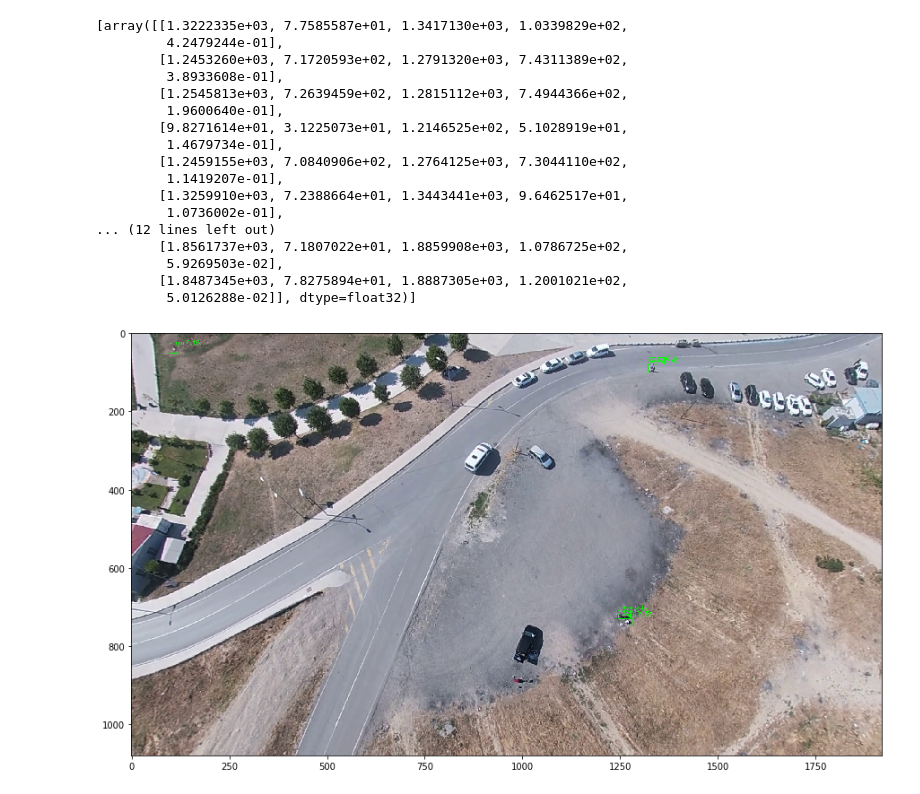
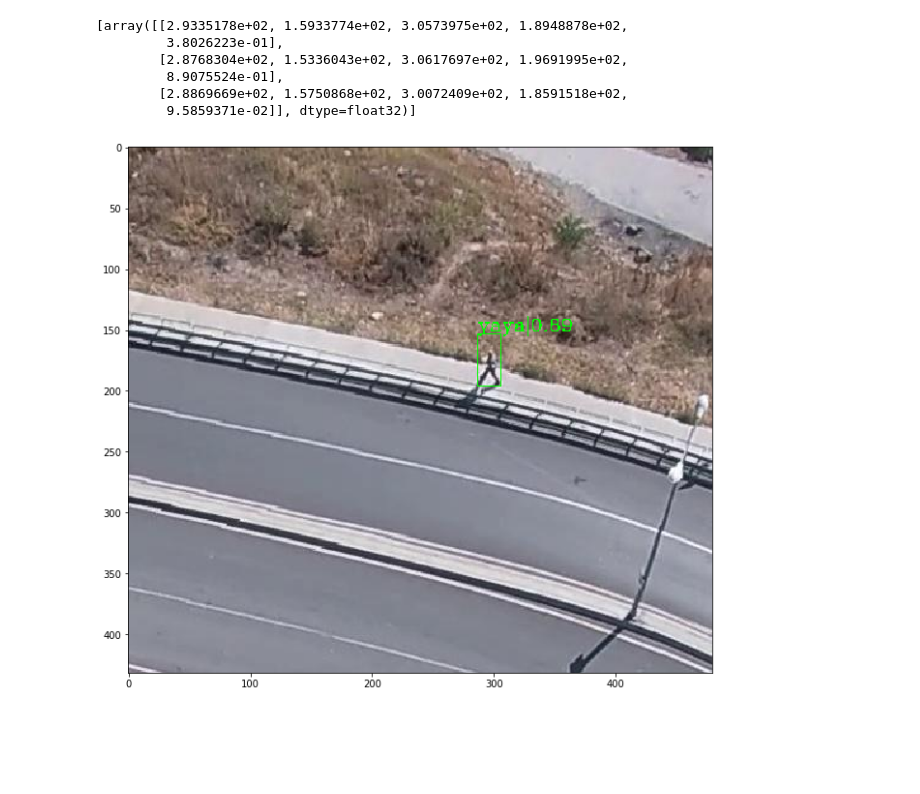
Before and after one commit to GlobalMaksimum/t3, a Jupyter notebook: src/inference/predict_single_image.ipynb, the cells around one changed output. Cells and saved outputs as stored; diff of their text form; code cells hidden in the pictures; blank space fills up the shorter version.

Commit message:
faster rcnn

```diff
--- a/src/inference/predict_single_image.ipynb
+++ b/src/inference/predict_single_image.ipynb
@@ -5,9 +5,11 @@ sys.path.insert(0,'..')
 from mmdetection.mmdet.apis import init_detector, inference_detector, show_result_pyplot
 
 # CONSTANTS
-config_file = '../configs/guided_anchoring/ga_retinanet_x101_32x4d_fpn_1x.py'
-checkpoint_file = '../../models/work_dirs/ga_retinanet_x101_32x4d_fpn_1x/latest.pth'
-img = '../../data/ktr-test/test/B23072019_V1_K1/frame2100.jpg'
+config_file = '../mmdetection/configs/faster_rcnn_r50_fpn_1x.py'
+checkpoint_file = '../../models/work_dirs/faster_rcnn_r50_fpn_grid-yaya-t3-subset-visdrone/epoch_7.pth'
+
+img = '../../data/ktr-test/test-grid/B23072019_V1_K1/frame23-02.jpg'
+
 # or img = mmcv.imread(img), which will only load it once
 out_file_name = 'result.png'
 class_names = ['insan', 'arac']
@@ -24,27 +26,16 @@ if auto_class:
 result = inference_detector(model, img)
 result
 # %% [output]
-[array([[1.3222335e+03, 7.7585587e+01, 1.3417130e+03, 1.0339829e+02,
-         4.2479244e-01],
-        [1.2453260e+03, 7.1720593e+02, 1.2791320e+03, 7.4311389e+02,
-         3.8933608e-01],
-        [1.2545813e+03, 7.2639459e+02, 1.2815112e+03, 7.4944366e+02,
-         1.9600640e-01],
-        [9.8271614e+01, 3.1225073e+01, 1.2146525e+02, 5.1028919e+01,
-         1.4679734e-01],
-        [1.2459155e+03, 7.0840906e+02, 1.2764125e+03, 7.3044110e+02,
-         1.1419207e-01],
-        [1.3259910e+03, 7.2388664e+01, 1.3443441e+03, 9.6462517e+01,
-         1.0736002e-01],
-... (12 lines left out)
-        [1.8561737e+03, 7.1807022e+01, 1.8859908e+03, 1.0786725e+02,
-         5.9269503e-02],
-        [1.8487345e+03, 7.8275894e+01, 1.8887305e+03, 1.2001021e+02,
-         5.0126288e-02]], dtype=float32)]
+[array([[2.9335178e+02, 1.5933774e+02, 3.0573975e+02, 1.8948878e+02,
+         3.8026223e-01],
+        [2.8768304e+02, 1.5336043e+02, 3.0617697e+02, 1.9691995e+02,
+         8.9075524e-01],
+        [2.8869669e+02, 1.5750868e+02, 3.0072409e+02, 1.8591518e+02,
+         9.5859371e-02]], dtype=float32)]
 # %%
 # remove `out_file` if you want it to show images on local
 # show_result(img, result, model.CLASSES, score_thr=0.3, out_file=out_file_name)
-show_result_pyplot(img, result, class_names, score_thr=0.1)
+show_result_pyplot(img, result, class_names, score_thr=0.7)
 #show_result(img, result, class_names, score_thr=0.005)
 # %% [output]
-[figure, old version]
+[figure, new version]
```
Also changed, not shown: parts of 1 cell of this notebook, 34 other files.
